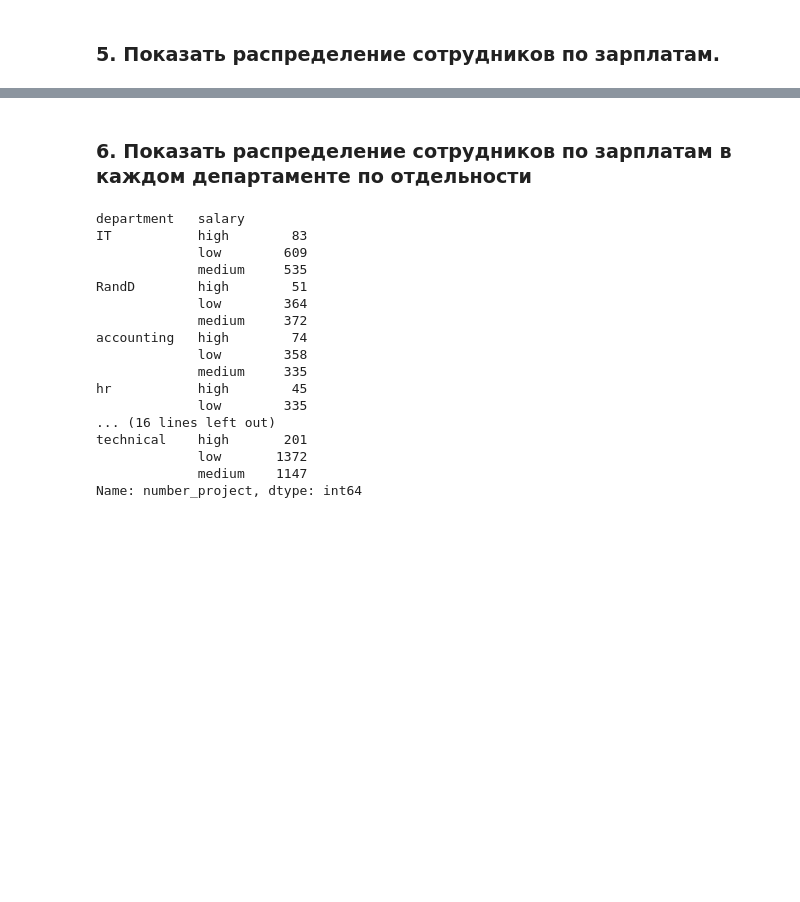
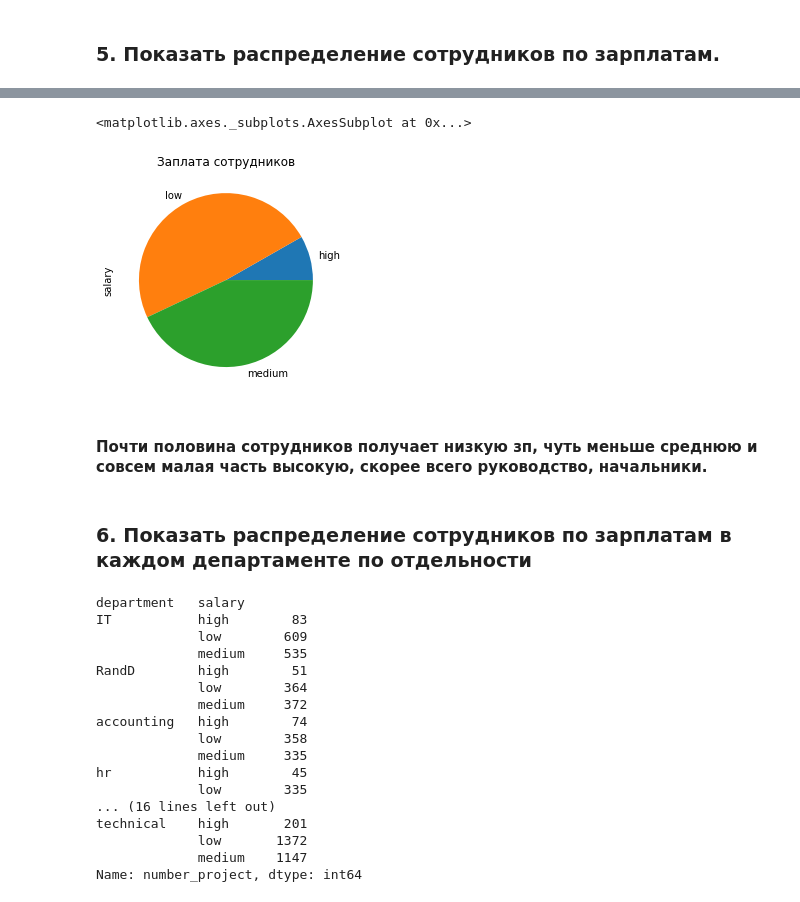
Before and after one commit to HBK2016/HomeWork, a Jupyter notebook: 24_final/Untitled.ipynb, the cells around one changed output, grey strips where cells are left out. Saved outputs shown, nothing was run; the diff lists cells and outputs as text; code cells hidden in the pictures; blank space fills up the shorter version.

```diff
--- a/24_final/Untitled.ipynb
+++ b/24_final/Untitled.ipynb
@@ -118,3 +150,10 @@ Name: number_project, dtype: int64
+# %%
+salary.plot(kind='pie', title='Заплата сотрудников')
+# %% [output]
+<matplotlib.axes._subplots.AxesSubplot at 0x...>
+[figure, added]
+# %% [markdown]
+#### Почти половина сотрудников получает низкую зп, чуть меньше среднюю и совсем малая часть высокую, скорее всего руководство, начальники.
 # %% [markdown]
 ### 6. Показать распределение сотрудников по зарплатам в каждом департаменте по отдельности
 # %%
```
Also changed, not shown: parts of 18 cells of this notebook.
